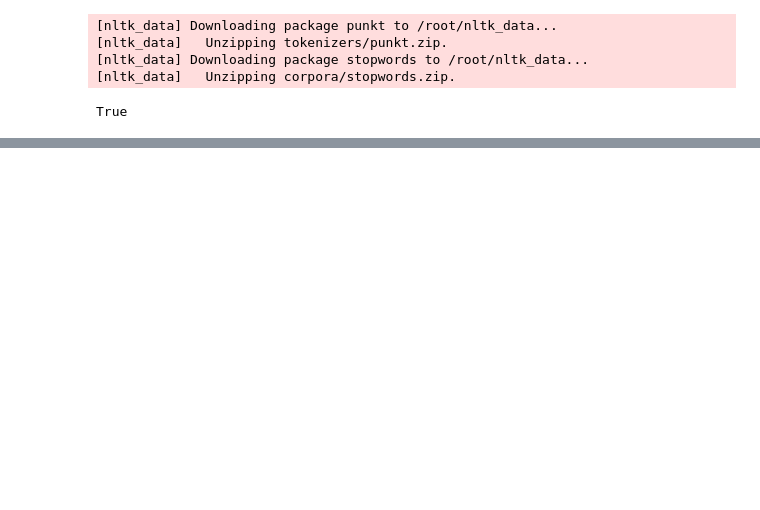
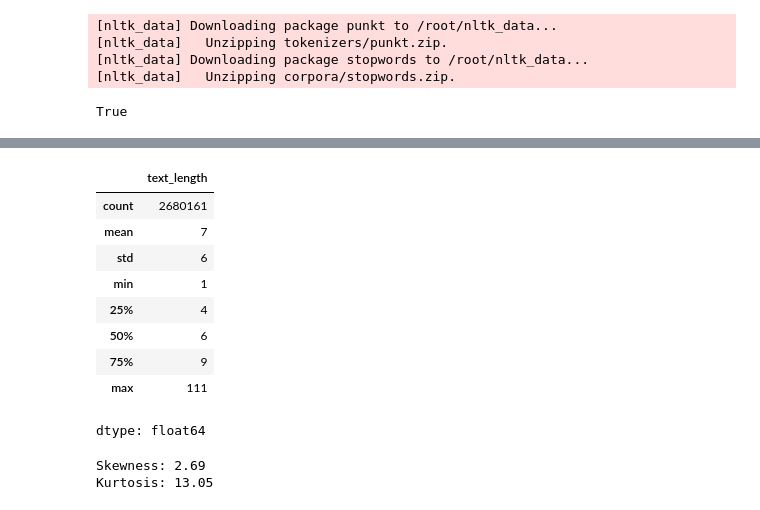
Before and after one commit to bongho/Project_ASAC_5th_Review, a Jupyter notebook: code/model/review_seperate_sentences.ipynb, the cells around one changed output, grey strips where cells are left out. Saved outputs shown, nothing was run; the diff lists cells and outputs as text; code cells hidden in the pictures; blank space fills up the shorter version.

```diff
--- a/code/model/review_seperate_sentences.ipynb
+++ b/code/model/review_seperate_sentences.ipynb
@@ -100,0 +206,23 @@ review_df.head(10)
+# %%
+pd.options.display.float_format = '{:.0f}'.format
+review_df['text_length'].describe()
+# %% [output]
+|  | text_length |
+| count | 2680161 |
+| mean | 7 |
+| std | 6 |
+| min | 1 |
+| 25% | 4 |
+| 50% | 6 |
+| 75% | 9 |
+| max | 111 |
+dtype: float64
+# %%
+# 왜도와 첨도
+skewness = review_df['text_length'].skew()
+kurtosis = review_df['text_length'].kurt()
+print(f"Skewness: {skewness:.2f}")
+print(f"Kurtosis: {kurtosis:.2f}")
+# %% [output]
+Skewness: 2.69
+Kurtosis: 13.05
```
Also changed, not shown: parts of 21 cells of this notebook.
